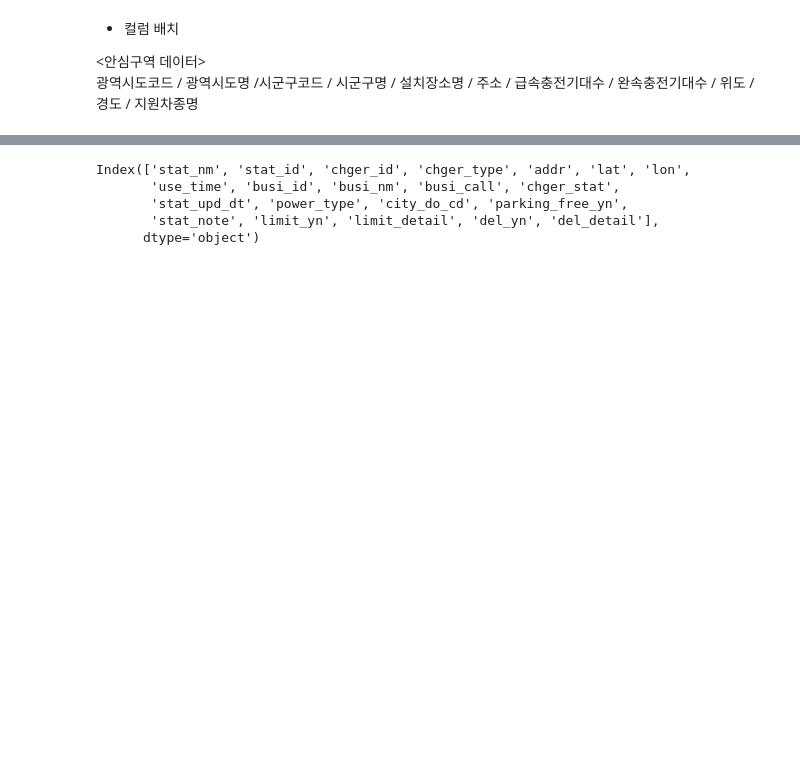
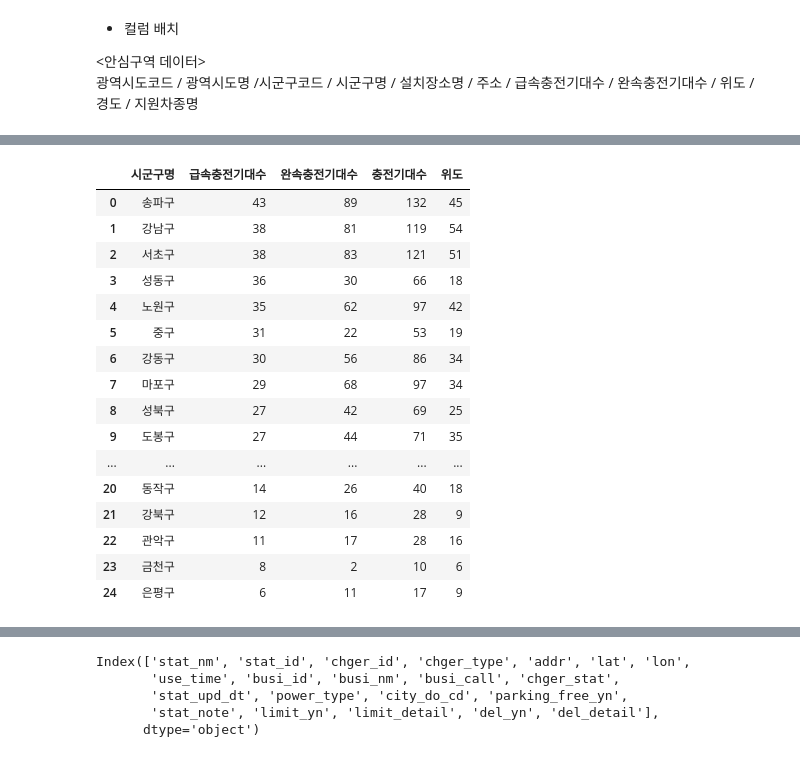
Before and after one commit to leejunghyunA/teamproject, a Jupyter notebook: 전기차충전소설치현황.ipynb, the cells around one changed output, grey strips where cells are left out. Saved outputs shown, nothing was run; the diff lists cells and outputs as text; code cells hidden in the pictures; blank space fills up the shorter version.

```diff
--- a/전기차충전소설치현황.ipynb
+++ b/전기차충전소설치현황.ipynb
@@ -82,0 +180,23 @@ array(['강남구', '강동구', '강북구', '강서구', '관악구', '광진
+# %%
+#급속기준 정렬
+df_fast = df_charger_num.sort_values(by='급속충전기대수', ascending=False)
+df_fast.reset_index(inplace=True)
+df_fast
+# %% [output]
+|  | 시군구명 | 급속충전기대수 | 완속충전기대수 | 충전기대수 | 위도 |
+| 0 | 송파구 | 43 | 89 | 132 | 45 |
+| 1 | 강남구 | 38 | 81 | 119 | 54 |
+| 2 | 서초구 | 38 | 83 | 121 | 51 |
+| 3 | 성동구 | 36 | 30 | 66 | 18 |
+| 4 | 노원구 | 35 | 62 | 97 | 42 |
+| 5 | 중구 | 31 | 22 | 53 | 19 |
+| 6 | 강동구 | 30 | 56 | 86 | 34 |
+| 7 | 마포구 | 29 | 68 | 97 | 34 |
+| 8 | 성북구 | 27 | 42 | 69 | 25 |
+| 9 | 도봉구 | 27 | 44 | 71 | 35 |
+| ... | ... | ... | ... | ... | ... |
+| 20 | 동작구 | 14 | 26 | 40 | 18 |
+| 21 | 강북구 | 12 | 16 | 28 | 9 |
+| 22 | 관악구 | 11 | 17 | 28 | 16 |
+| 23 | 금천구 | 8 | 2 | 10 | 6 |
+| 24 | 은평구 | 6 | 11 | 17 | 9 |
```
Also changed, not shown: parts of 52 cells of this notebook, 3 other files.
